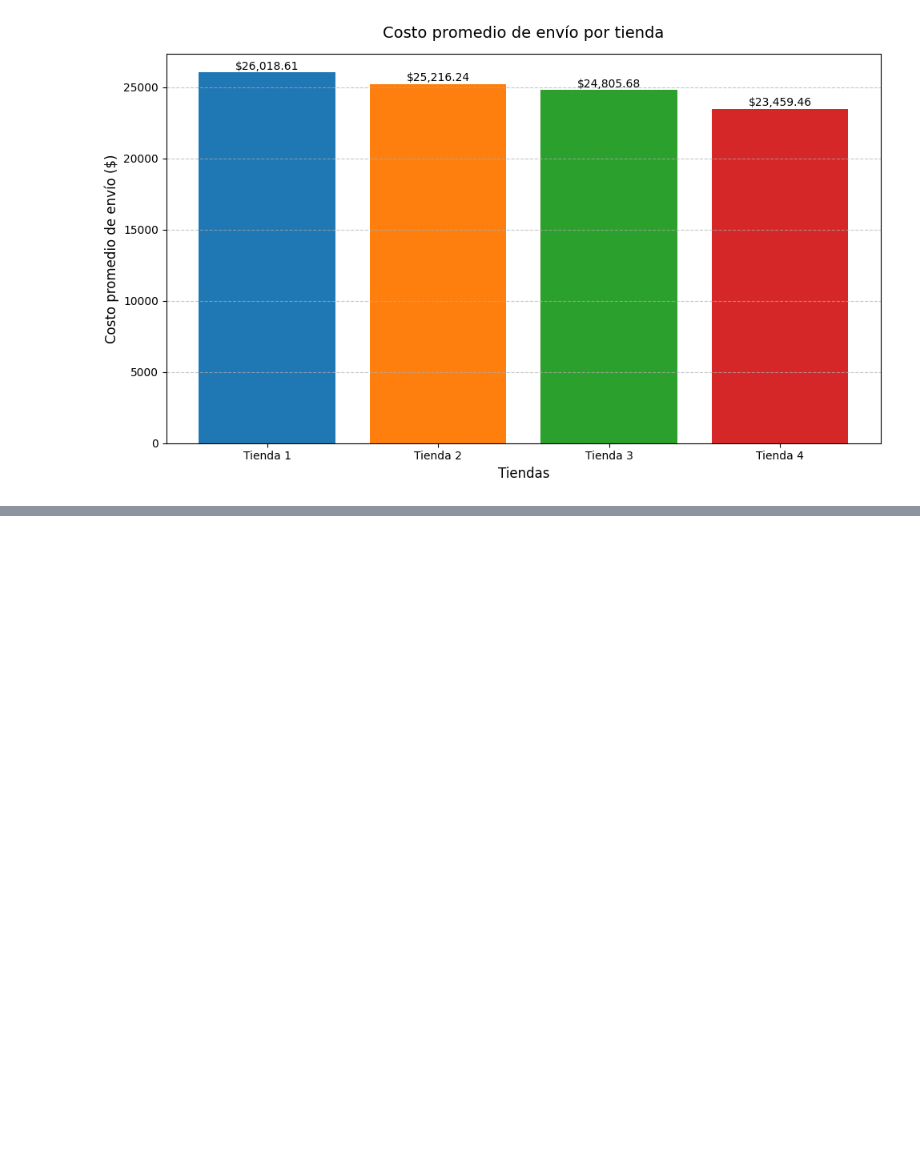
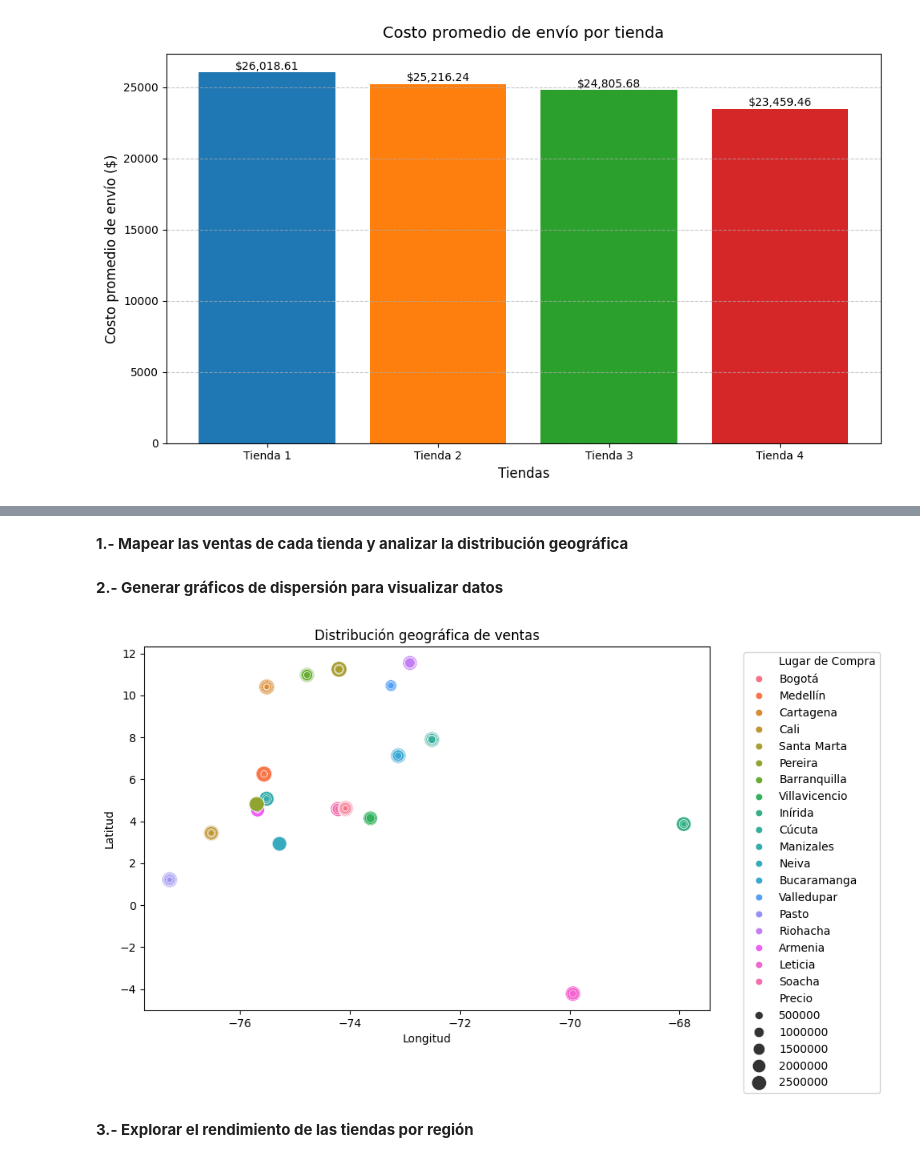
Before and after one commit to igafu053/Alura_Store_Latam, a Jupyter notebook: AluraStoreLatam.ipynb, the cells around one changed output, grey strips where cells are left out. Saved outputs shown, nothing was run; the diff lists cells and outputs as text; code cells hidden in the pictures; blank space fills up the shorter version.

Commit message:
Octava actualizacion del proyecto base, octava face extra, analisis del desempeño geografico

```diff
--- a/AluraStoreLatam.ipynb
+++ b/AluraStoreLatam.ipynb
@@ -876,0 +893,23 @@ Vender la Tienda 4 permite al señor Juan enfocar recursos en las tiendas de mej
+# %%
+import pandas as pd
+
+# Cargar las bases de datos desde las URLs
+url1 = "https://raw.githubusercontent.com/alura-es-cursos/challenge1-data-science-latam/refs/heads/main/base-de-datos-challenge1-latam/tienda_1%20.csv"
+url2 = "https://raw.githubusercontent.com/alura-es-cursos/challenge1-data-science-latam/refs/heads/main/base-de-datos-challenge1-latam/tienda_2.csv"
+url3 = "https://raw.githubusercontent.com/alura-es-cursos/challenge1-data-science-latam/refs/heads/main/base-de-datos-challenge1-latam/tienda_3.csv"
+url4 = "https://raw.githubusercontent.com/alura-es-cursos/challenge1-data-science-latam/refs/heads/main/base-de-datos-challenge1-latam/tienda_4.csv"
+
+tienda1 = pd.read_csv(url1)
+tienda2 = pd.read_csv(url2)
+tienda3 = pd.read_csv(url3)
+tienda4 = pd.read_csv(url4)
+
+# Combinar todas las bases de datos en una sola
+df = pd.concat([tienda1, tienda2, tienda3, tienda4], ignore_index=True)
+
+# Limpiar datos: convertir 'lat' y 'lon' a numéricos y eliminar filas con datos faltantes
+df['lat'] = pd.to_numeric(df['lat'], errors='coerce')
+df['lon'] = pd.to_numeric(df['lon'], errors='coerce')
+df = df.dropna(subset=['lat', 'lon', 'Precio', 'Lugar de Compra', 'Calificación'])
+# %% [markdown]
+**1.- Mapear las ventas de cada tienda y analizar la distribución geográfica**
@@ -876,0 +927,19 @@ Vender la Tienda 4 permite al señor Juan enfocar recursos en las tiendas de mej
+# %% [markdown]
+**2.- Generar gráficos de dispersión para visualizar datos**
+# %%
+import matplotlib.pyplot as plt
+import seaborn as sns
+
+# Paso 2: Gráfico de dispersión
+plt.figure(figsize=(10, 6))  # Tamaño del gráfico
+sns.scatterplot(x='lon', y='lat', size='Precio', sizes=(20, 200), hue='Lugar de Compra', data=df)
+plt.title('Distribución geográfica de ventas')
+plt.xlabel('Longitud')
+plt.ylabel('Latitud')
+plt.legend(bbox_to_anchor=(1.05, 1), loc='upper left')  # Leyenda fuera del gráfico
+plt.tight_layout()
+plt.show()
+# %% [output]
+[figure, added]
+# %% [markdown]
+**3.- Explorar el rendimiento de las tiendas por región**
```
Also changed, not shown: parts of 9 cells of this notebook.
